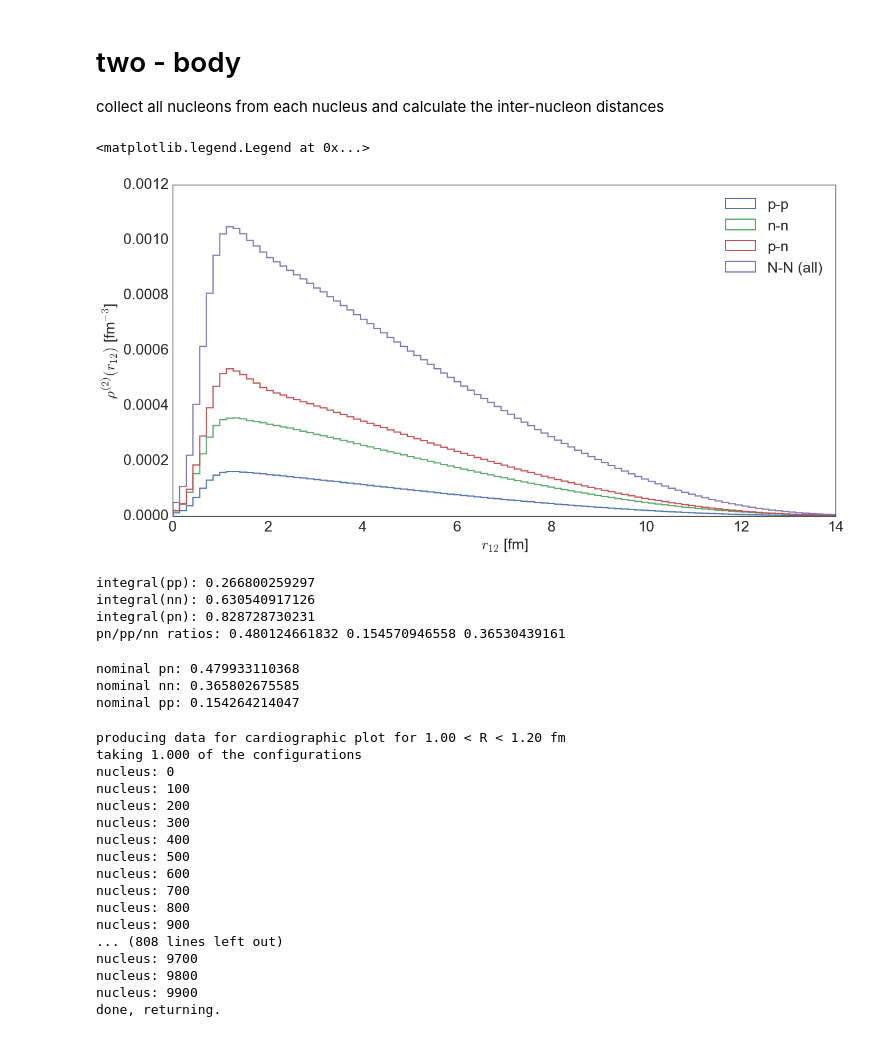
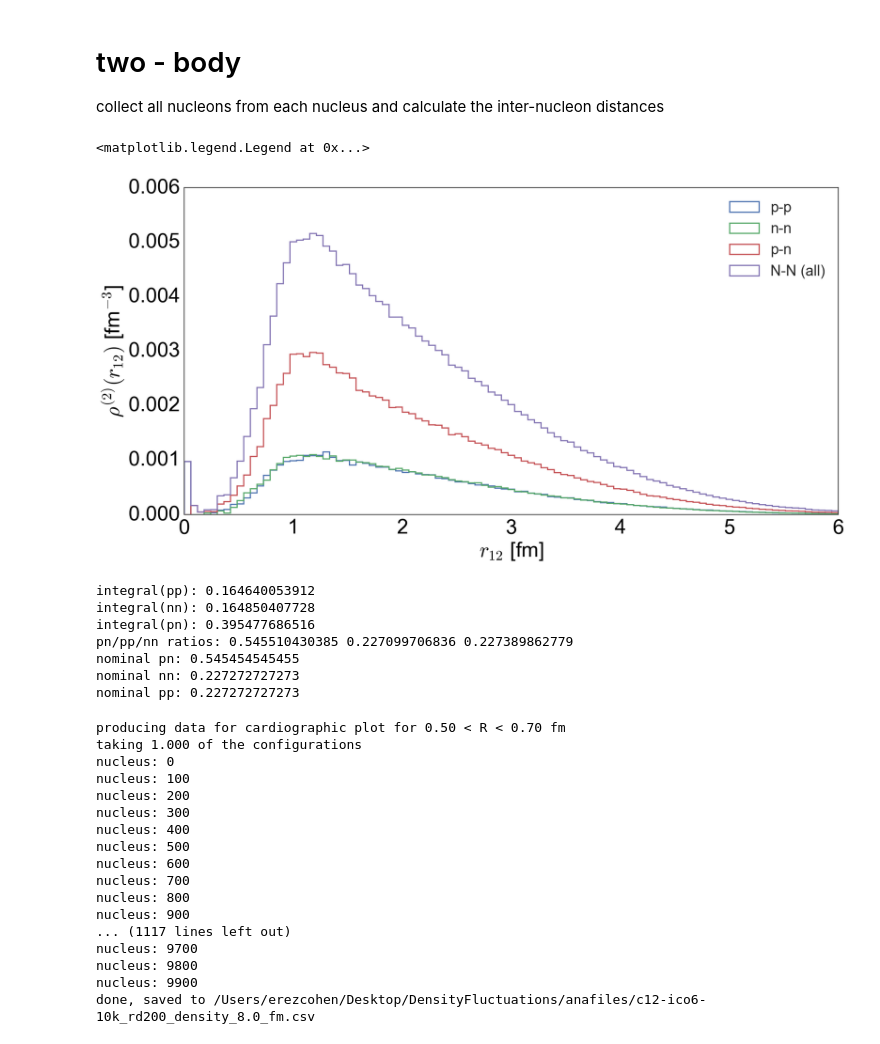
Before and after one commit to erezcoh4/densityFluctuations, a Jupyter notebook: MassimoConfigurationsPackage/notebooks/massiconfigurations.ipynb, the cells around one changed output. Drawn from its saved outputs; the diff is of its cells as text; code cells hidden in the pictures.

```diff
--- a/MassimoConfigurationsPackage/notebooks/massiconfigurations.ipynb
+++ b/MassimoConfigurationsPackage/notebooks/massiconfigurations.ipynb
@@ -28,9 +34,9 @@ take Massimo configuations and add some variables, that are generated using
 
 python mac/calc_massi_configurations.py --option=read -evf=0.001 -p1 -v3
 # %%
-A = 208
-Np = 82
-Nn = 126
+A = 12
+Np = 6
+Nn = 6
 NppPairs =  float(Np*(Np-1))/2
 NnnPairs =  float(Nn*(Nn-1))/2
 NpnPairs =  float(Np*Nn)
@@ -47,5 +53,6 @@ NNNPairs: 21528.0
 # %%
-configurations = pd.read_csv('/Users/erezcohen/Desktop/DensityFluctuations/anafiles/pb208-ico3-skin-10k.csv')
+configurations_name='c12-ico6-10k_rd200'
+configurations = pd.read_csv('/Users/erezcohen/Desktop/DensityFluctuations/anafiles/%s.csv'%configurations_name)
 # %%
 nuclei = []
 for i in xrange(int(len(configurations.groupby('nucleus_counter')))):
@@ -70,5 +82,5 @@ NN-distances data. Takes a lot of time to read so don't use by default...
 # %%
-pp_distances = pd.read_csv('/Users/erezcohen/Desktop/DensityFluctuations/anafiles/pb208-ico3-skin-10k_pp.csv')
-pn_distances = pd.read_csv('/Users/erezcohen/Desktop/DensityFluctuations/anafiles/pb208-ico3-skin-10k_pn.csv')
-nn_distances = pd.read_csv('/Users/erezcohen/Desktop/DensityFluctuations/anafiles/pb208-ico3-skin-10k_nn.csv')
-NN_distances = pd.read_csv('/Users/erezcohen/Desktop/DensityFluctuations/anafiles/pb208-ico3-skin-10k_NN_all.csv')
+pp_distances = pd.read_csv('/Users/erezcohen/Desktop/DensityFluctuations/anafiles/c12-ico6-10k_rd200_pp.csv')
+pn_distances = pd.read_csv('/Users/erezcohen/Desktop/DensityFluctuations/anafiles/c12-ico6-10k_rd200_pn.csv')
+nn_distances = pd.read_csv('/Users/erezcohen/Desktop/DensityFluctuations/anafiles/c12-ico6-10k_rd200_nn.csv')
+NN_distances = pd.read_csv('/Users/erezcohen/Desktop/DensityFluctuations/anafiles/c12-ico6-10k_rd200_NN_all.csv')
@@ -117,17 +148,24 @@ plt.hist()
 # %%
 fig, ax = plt.subplots(figsize=(20,10))
-N = len(configurations)/float(len(configurations.groupby('nucleus_counter')))*82
-bins = np.linspace(0,14,100)
+# N = len(configurations)/float(len(configurations.groupby('nucleus_counter')))*Np
+bins = np.linspace(0,6,100)
+N = Np*len(configurations)/((Np+Nn))
+
+
 hpp,bins,_ = plt.hist(pp_distances['r(pp)'] , weights=float(NppPairs)/(NNNPairs*len(pp_distances)*pp_distances['r(pp)']*pp_distances['r(pp)']) , bins=bins, histtype='step' , label='p-p',linewidth=2);
 hnn,bins,_ = plt.hist(nn_distances['r(nn)'] , weights=float(NnnPairs)/(NNNPairs*len(nn_distances)*nn_distances['r(nn)']*nn_distances['r(nn)']) , bins=bins, histtype='step' , label='n-n',linewidth=2);
 hnp,bins,_ = plt.hist(pn_distances['r(pn)'] , weights=float(NpnPairs)/(NNNPairs*len(pn_distances)*pn_distances['r(pn)']*pn_distances['r(pn)']) , bins=bins, histtype='step' , label='p-n',linewidth=2);
 plt.hist(NN_distances['r(NN)'] , weights=float(NNNPairs)/(NNNPairs*len(NN_distances)*NN_distances['r(NN)']*NN_distances['r(NN)']) , bins=bins, histtype='step' , label='N-N (all)',linewidth=2);
 
-set_axes(ax,'$r_{12}$ [fm]','$\\rho^{(2)} (r_{12})$ [fm$^{-3}$]')
+set_axes(ax,'$r_{12}$ [fm]','$\\rho^{(2)} (r_{12})$ [fm$^{-3}$]',fontsize=35)
+ax.set_xlim(0,6)
+# ax.set_ylim(0,0.015)
+
+
 plt.legend(fontsize=25)
 # %% [output]
 <matplotlib.legend.Legend at 0x...>
-[figure, old version]
+[figure, new version]
 # %%
 integrand_pp = [4*3.1415*bins[i]*bins[i]*(bins[i+1]-bins[i])*hpp[i] for i in range(len(bins)-1)]
 integral_pp = sum(integrand_pp)
@@ -140,19 +178,18 @@ integral_pn = sum(integrand_pn)
 print "integral(pn):",integral_pn
 total = integral_pp + integral_nn + integral_pn
 print 'pn/pp/nn ratios:',integral_pn/total,integral_pp/total,integral_nn/total
+
+print 'nominal pn:',float(Np*Nn)/(Np*(Np-1)/2+Nn*(Nn-1)/2+Np*Nn)
+print 'nominal nn:',float(Nn*(Nn-1))/2/(Np*(Np-1)/2+Nn*(Nn-1)/2+Np*Nn)
+print 'nominal pp:',float(Np*(Np-1))/2/(Np*(Np-1)/2+Nn*(Nn-1)/2+Np*Nn)
 # %% [output]
-integral(pp): 0.266800259297
-integral(nn): 0.630540917126
-integral(pn): 0.828728730231
-pn/pp/nn ratios: 0.480124661832 0.154570946558 0.36530439161
+integral(pp): 0.164640053912
+integral(nn): 0.164850407728
+integral(pn): 0.395477686516
+pn/pp/nn ratios: 0.545510430385 0.227099706836 0.227389862779
+nominal pn: 0.545454545455
+nominal nn: 0.227272727273
+nominal pp: 0.227272727273
-# %%
-print 'nominal pn:',float(Np*Nn)/(Np*(Np-1)/2+Nn*(Nn-1)/2+Np*Nn)
-print 'nominal nn:',float(Nn*(Nn-1))/2/(Np*(Np-1)/2+Nn*(Nn-1)/2+Np*Nn)
-print 'nominal pp:',float(Np*(Np-1))/2/(Np*(Np-1)/2+Nn*(Nn-1)/2+Np*Nn)
-# %% [output]
-nominal pn: 0.479933110368
-nominal nn: 0.365802675585
-nominal pp: 0.154264214047
 # %%
 def produce_cardiographic_plot( R = 2 , dR = 0.1 , frac = 0.01 , Np = 82 , Nn = 126 , do_print=False ):
     print 'producing data for cardiographic plot for %.2f < R < %.2f fm'%(R,R+dR)
@@ -184,15 +225,18 @@ def produce_cardiographic_plot( R = 2 , dR = 0.1 , frac = 0.01 , Np = 82 , Nn =
     return density
 # %%
+density_05fm = produce_cardiographic_plot( R = 0.5 , dR = 0.2 , frac = 1 , Nn=Nn , Np=Np )
 density_1fm = produce_cardiographic_plot( R = 1 , dR = 0.2 , frac = 1 , Nn=Nn , Np=Np )
+density_15fm = produce_cardiographic_plot( R = 1.5 , dR = 0.2 , frac = 1 , Nn=Nn , Np=Np )
 density_2fm = produce_cardiographic_plot( R = 2 , dR = 0.2 , frac = 1 , Nn=Nn , Np=Np )
+density_25fm = produce_cardiographic_plot( R = 2.5 , dR = 0.2 , frac = 1 , Nn=Nn , Np=Np )
 density_3fm = produce_cardiographic_plot( R = 3 , dR = 0.2 , frac = 1 , Nn=Nn , Np=Np )
 density_4fm = produce_cardiographic_plot( R = 4 , dR = 0.2 , frac = 1 , Nn=Nn , Np=Np )
 density_5fm = produce_cardiographic_plot( R = 5 , dR = 0.2 , frac = 1 , Nn=Nn , Np=Np )
-density_6fm = produce_cardiographic_plot( R = 6 , dR = 0.2 , frac = 1 , Nn=Nn , Np=Np )
-density_7fm = produce_cardiographic_plot( R = 7 , dR = 0.2 , frac = 1 , Nn=Nn , Np=Np )
-density_8fm = produce_cardiographic_plot( R = 8 , dR = 0.2 , frac = 1 , Nn=Nn , Np=Np )
+# density_6fm = produce_cardiographic_plot( R = 6 , dR = 0.2 , frac = 1 , Nn=Nn , Np=Np )
+# density_7fm = produce_cardiographic_plot( R = 7 , dR = 0.2 , frac = 1 , Nn=Nn , Np=Np )
+# density_8fm = produce_cardiographic_plot( R = 8 , dR = 0.2 , frac = 1 , Nn=Nn , Np=Np )
 # %% [output]
-producing data for cardiographic plot for 1.00 < R < 1.20 fm
+producing data for cardiographic plot for 0.50 < R < 0.70 fm
 taking 1.000 of the configurations
 nucleus: 0
 nucleus: 100
@@ -204,8 +248,8 @@ nucleus: 600
 nucleus: 700
 nucleus: 800
 nucleus: 900
-... (808 lines left out)
+... (1117 lines left out)
 nucleus: 9700
 nucleus: 9800
 nucleus: 9900
-done, returning.
+done, saved to /Users/erezcohen/Desktop/DensityFluctuations/anafiles/c12-ico6-10k_rd200_density_8.0_fm.csv
```
Also changed, not shown: parts of 17 cells of this notebook, 2 other files.
